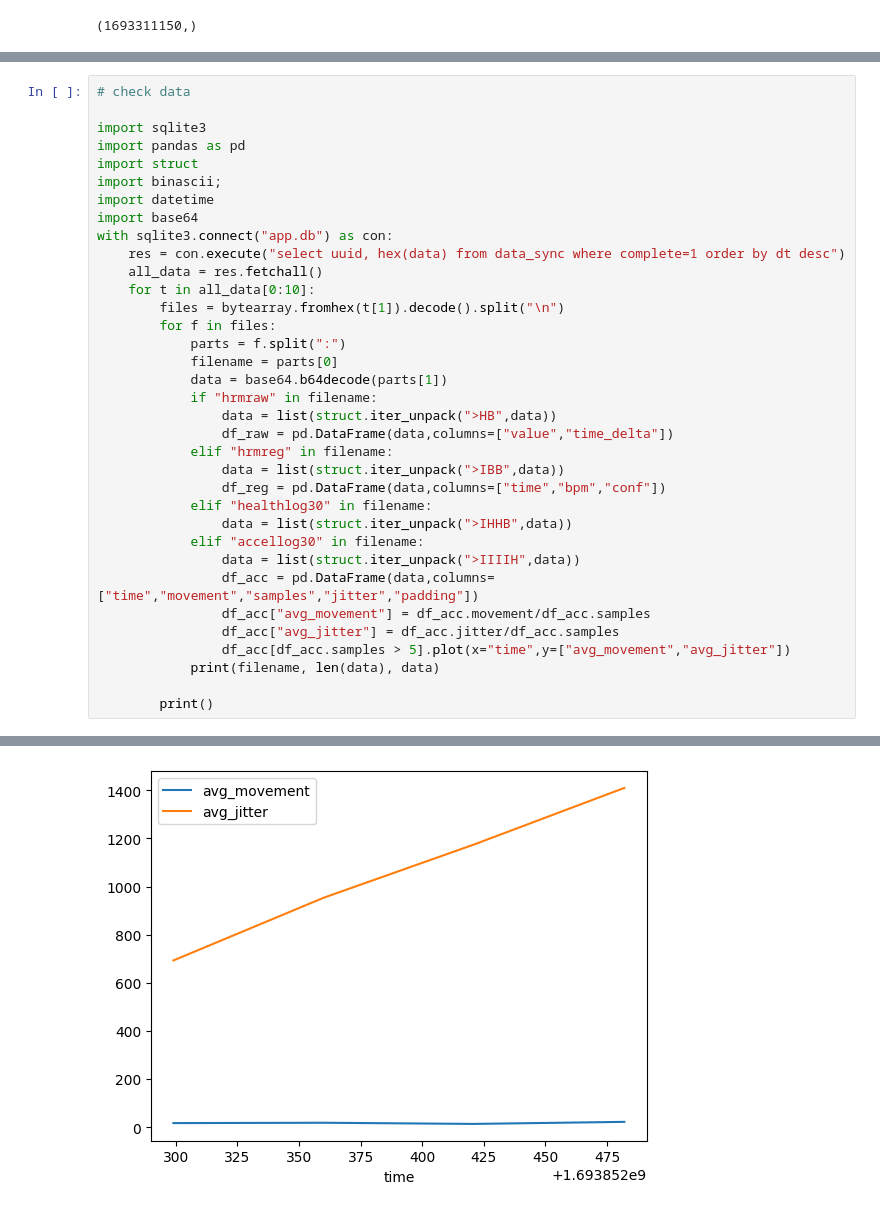
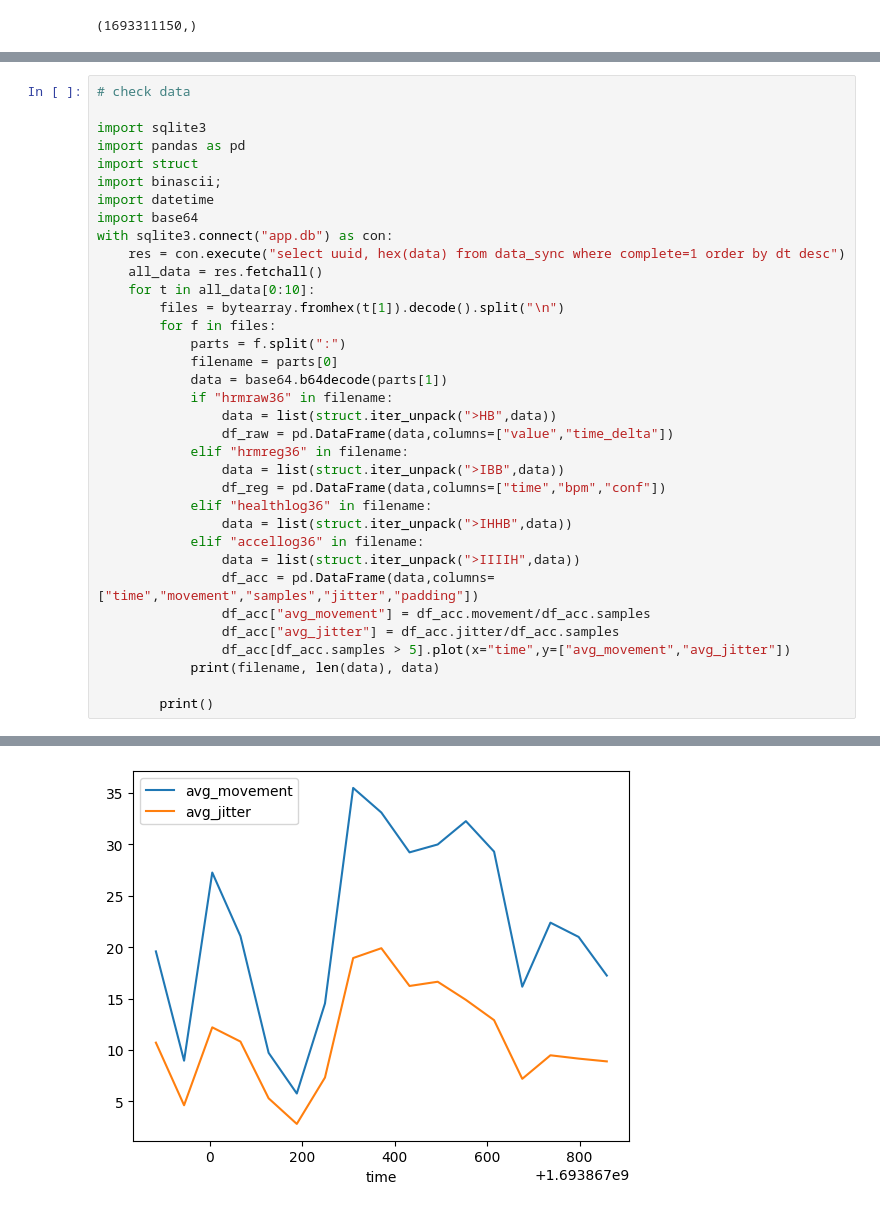
Before and after one commit to velaboratory/bangle, a Jupyter notebook: sync_server/analyze.ipynb, the cells around one changed output, grey strips where cells are left out. Drawn from its saved outputs; the diff is of its cells as text.

```diff
--- a/sync_server/analyze.ipynb
+++ b/sync_server/analyze.ipynb
@@ -66,15 +66,15 @@ with sqlite3.connect("app.db") as con:
             parts = f.split(":")
             filename = parts[0]
             data = base64.b64decode(parts[1])
-            if "hrmraw" in filename:
+            if "hrmraw36" in filename:
                 data = list(struct.iter_unpack(">HB",data))
                 df_raw = pd.DataFrame(data,columns=["value","time_delta"])
-            elif "hrmreg" in filename:
+            elif "hrmreg36" in filename:
                 data = list(struct.iter_unpack(">IBB",data))
                 df_reg = pd.DataFrame(data,columns=["time","bpm","conf"])
-            elif "healthlog30" in filename:
+            elif "healthlog36" in filename:
                 data = list(struct.iter_unpack(">IHHB",data))
-            elif "accellog30" in filename:
+            elif "accellog36" in filename:
                 data = list(struct.iter_unpack(">IIIIH",data))
                 df_acc = pd.DataFrame(data,columns=["time","movement","samples","jitter","padding"])
                 df_acc["avg_movement"] = df_acc.movement/df_acc.samples
@@ -104 +104 @@ healthlog26 153 b'd\xf5\xf1(\x00\x00\x00e\x00d\xf5\xf1,\x00\x00\x00e\x00d\xf5\xf
-[figure, old version]
+[figure, new version]
```
Also changed, not shown: parts of 3 cells of this notebook, 3 other files.
